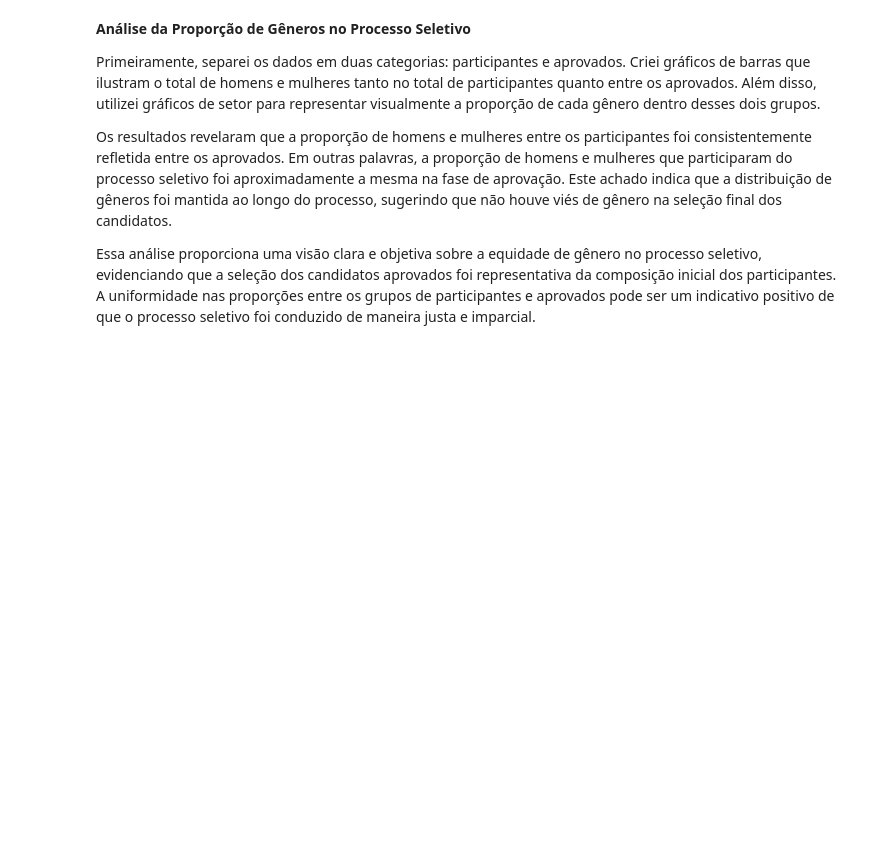
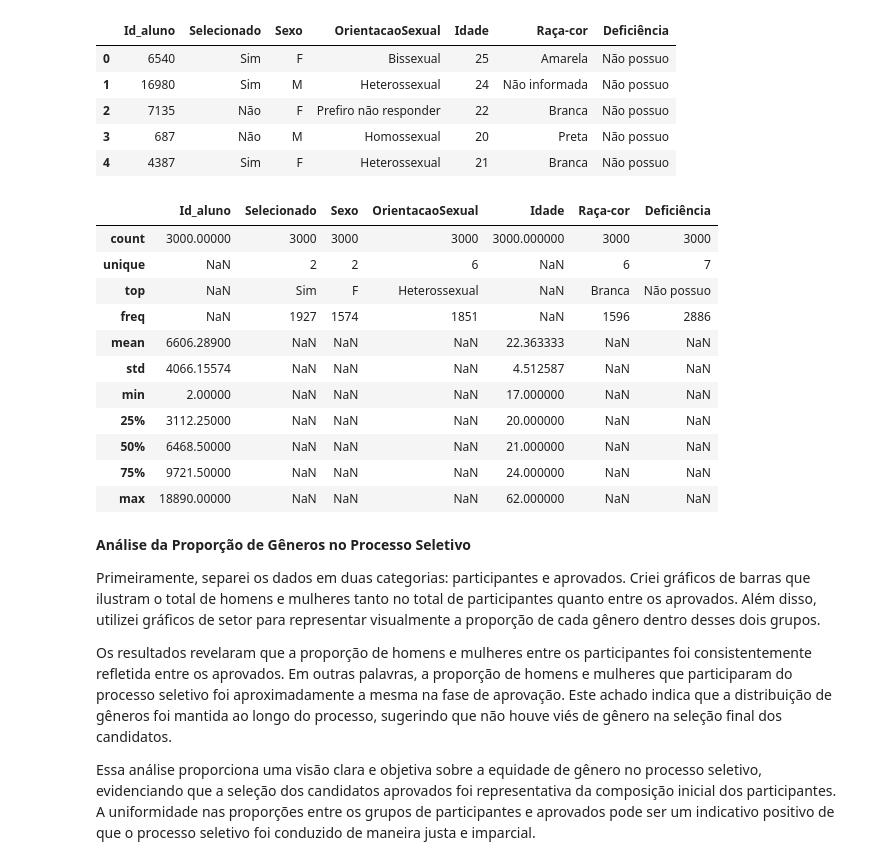
Before and after one commit to CesarMancioSilva/analise_processo_seletivo, a Jupyter notebook: Analise.ipynb, the cells around one changed output. Saved outputs shown, nothing was run; the diff lists cells and outputs as text; code cells hidden in the pictures; blank space fills up the shorter version.

```diff
--- a/Analise.ipynb
+++ b/Analise.ipynb
@@ -1,9 +1,28 @@
 # %%
 import pandas as pd
 import matplotlib.pyplot as plt
 data = pd.read_csv('ProcessoSeletivo.csv')
-display(data)
+display(data.head(5))
 display(data.describe(include='all'))
+# %% [output]
+|  | Id_aluno | Selecionado | Sexo | OrientacaoSexual | Idade | Raça-cor | Deficiência |
+| 0 | 6540 | Sim | F | Bissexual | 25 | Amarela | Não possuo |
+| 1 | 16980 | Sim | M | Heterossexual | 24 | Não informada | Não possuo |
+| 2 | 7135 | Não | F | Prefiro não responder | 22 | Branca | Não possuo |
+| 3 | 687 | Não | M | Homossexual | 20 | Preta | Não possuo |
+| 4 | 4387 | Sim | F | Heterossexual | 21 | Branca | Não possuo |
+|  | Id_aluno | Selecionado | Sexo | OrientacaoSexual | Idade | Raça-cor | Deficiência |
+| count | 3000.00000 | 3000 | 3000 | 3000 | 3000.000000 | 3000 | 3000 |
+| unique | NaN | 2 | 2 | 6 | NaN | 6 | 7 |
+| top | NaN | Sim | F | Heterossexual | NaN | Branca | Não possuo |
+| freq | NaN | 1927 | 1574 | 1851 | NaN | 1596 | 2886 |
+| mean | 6606.28900 | NaN | NaN | NaN | 22.363333 | NaN | NaN |
+| std | 4066.15574 | NaN | NaN | NaN | 4.512587 | NaN | NaN |
+| min | 2.00000 | NaN | NaN | NaN | 17.000000 | NaN | NaN |
+| 25% | 3112.25000 | NaN | NaN | NaN | 20.000000 | NaN | NaN |
+| 50% | 6468.50000 | NaN | NaN | NaN | 21.000000 | NaN | NaN |
+| 75% | 9721.50000 | NaN | NaN | NaN | 24.000000 | NaN | NaN |
+| max | 18890.00000 | NaN | NaN | NaN | 62.000000 | NaN | NaN |
 # %% [markdown]
 **Análise da Proporção de Gêneros no Processo Seletivo**
 
```
Also changed, not shown: parts of 2 cells of this notebook.
